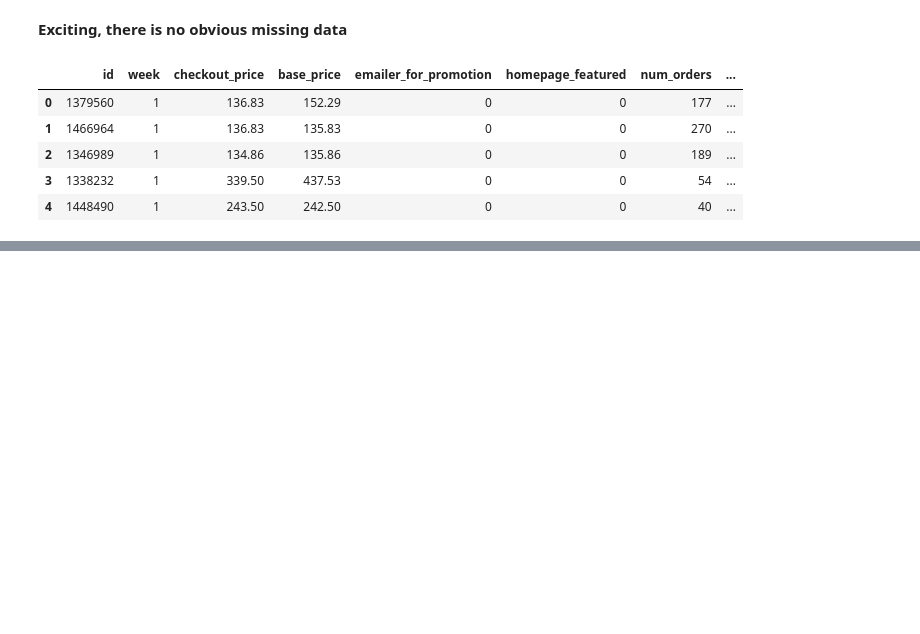
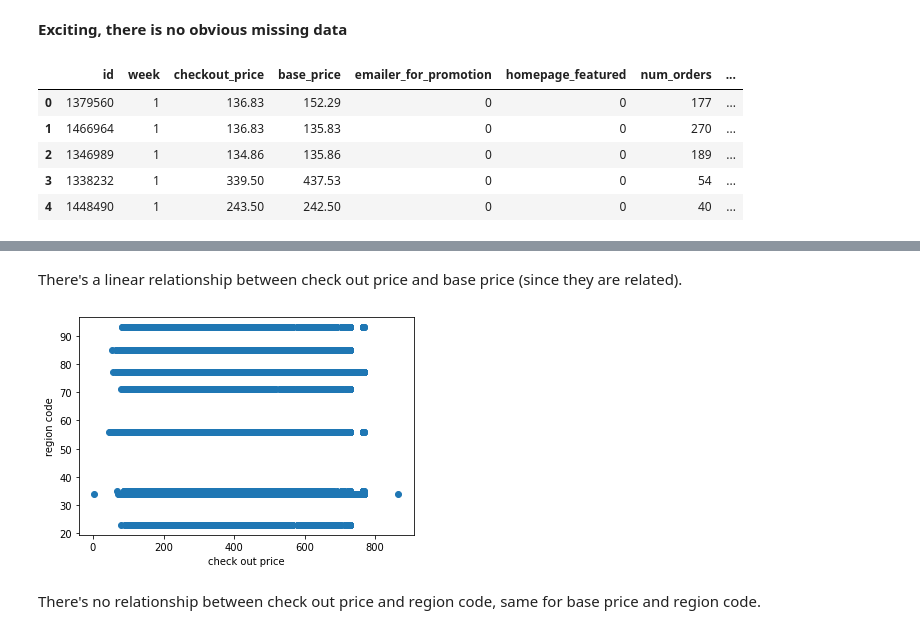
Before and after one commit to jihuali/aml-project, a Jupyter notebook: index.ipynb, the cells around one changed output, grey strips where cells are left out. Cells and saved outputs as stored; diff of their text form; code cells hidden in the pictures; blank space fills up the shorter version.

```diff
--- a/index.ipynb
+++ b/index.ipynb
@@ -113,0 +169,11 @@ train_data.head()
+# %% [markdown]
+There's a linear relationship between check out price and base price (since they are related).
+# %%
+plt.scatter(train_data['checkout_price'],train_data['region_code'])
+plt.xlabel('check out price')
+plt.ylabel('region code')
+plt.show()
+# %% [output]
+[figure, added]
+# %% [markdown]
+There's no relationship between check out price and region code, same for base price and region code.
```
Also changed, not shown: parts of 10 cells of this notebook.
